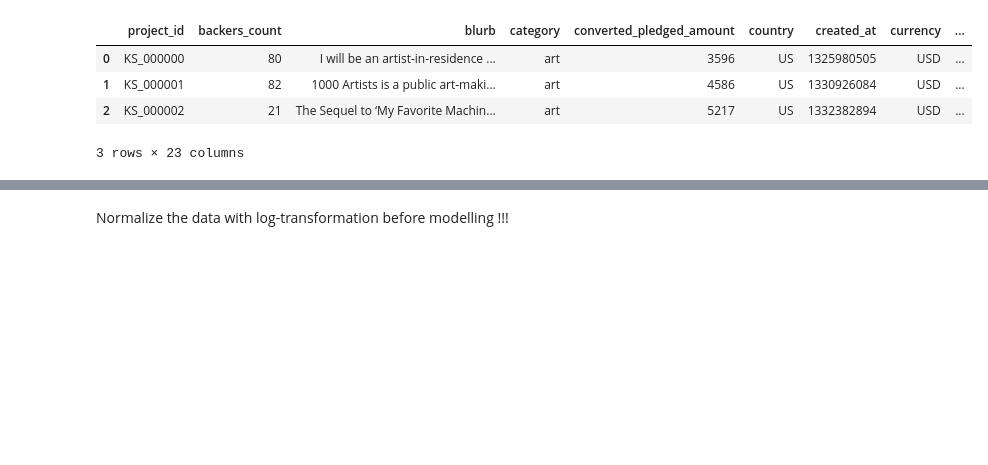
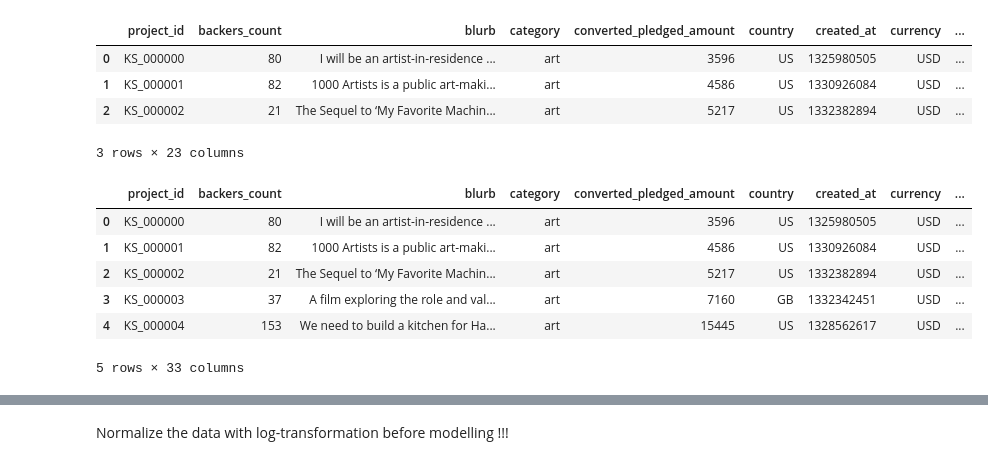
Before and after one commit to d-istratii/DataScienceVU, a Jupyter notebook: model.ipynb, the cells around one changed output, grey strips where cells are left out. Saved outputs shown, nothing was run; the diff lists cells and outputs as text; code cells hidden in the pictures; blank space fills up the shorter version.

```diff
--- a/model.ipynb
+++ b/model.ipynb
@@ -403,3 +409,15 @@ dataFrame.head(3)
 | 1 | KS_000001 | 82 | 1000 Artists is a public art-maki... | art | 4586 | US | 1330926084 | USD | ... |
 | 2 | KS_000002 | 21 | The Sequel to ‘My Favorite Machin... | art | 5217 | US | 1332382894 | USD | ... |
 3 rows × 23 columns
+# %%
+dataFrame['blurb_length'] = dataFrame['blurb'].str.len()
+dataFrame['name_length'] = dataFrame['name'].str.len()
+dataFrame.head()
+# %% [output]
+|  | project_id | backers_count | blurb | category | converted_pledged_amount | country | created_at | currency | ... |
+| 0 | KS_000000 | 80 | I will be an artist-in-residence ... | art | 3596 | US | 1325980505 | USD | ... |
+| 1 | KS_000001 | 82 | 1000 Artists is a public art-maki... | art | 4586 | US | 1330926084 | USD | ... |
+| 2 | KS_000002 | 21 | The Sequel to ‘My Favorite Machin... | art | 5217 | US | 1332382894 | USD | ... |
+| 3 | KS_000003 | 37 | A film exploring the role and val... | art | 7160 | GB | 1332342451 | USD | ... |
+| 4 | KS_000004 | 153 | We need to build a kitchen for Ha... | art | 15445 | US | 1328562617 | USD | ... |
+5 rows × 33 columns
```
Also changed, not shown: parts of 6 cells of this notebook.
